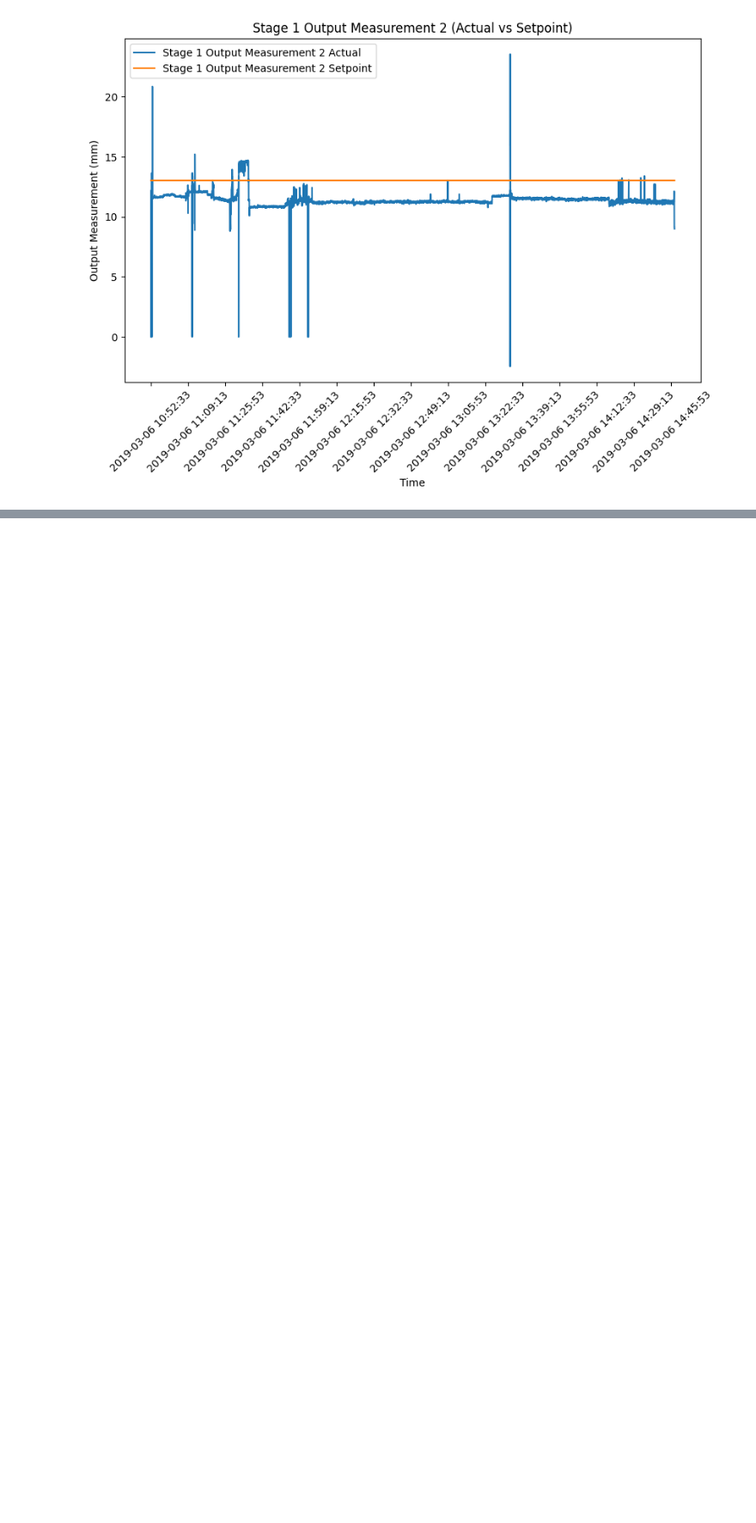
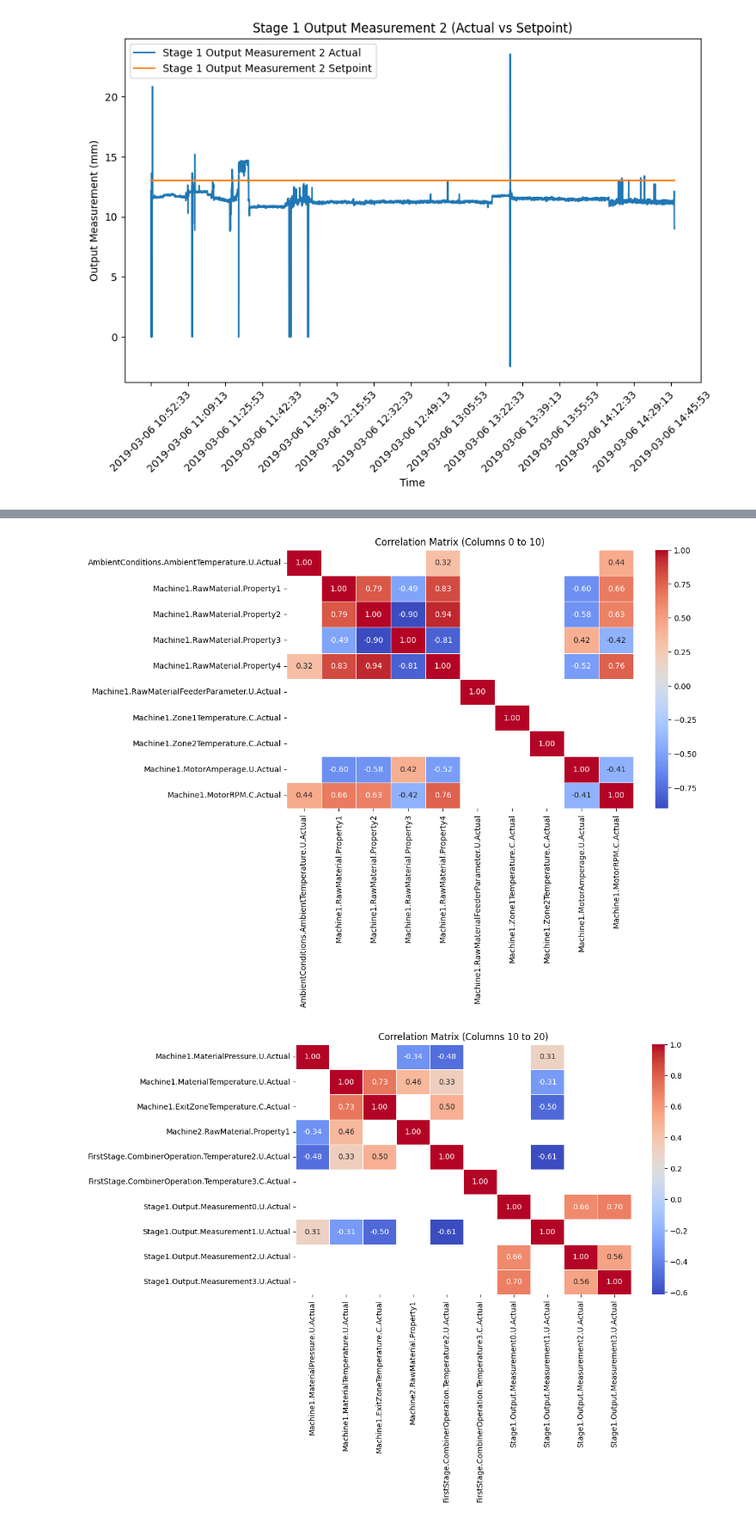
Before and after one commit to sraninc/Predictive-maintenance-with-anomaly-detection-and-downtime-analysis, a Jupyter notebook: main.ipynb, the cells around one changed output, grey strips where cells are left out. Shown at 86% size. Saved outputs shown, nothing was run; the diff lists cells and outputs as text; code cells hidden in the pictures; blank space fills up the shorter version.

```diff
--- a/main.ipynb
+++ b/main.ipynb
@@ -269,0 +323,25 @@ We have setpoint values for all 15 measurements for both stage 1 and stage 2. Th
+# %%
+# Select only relevant columns for correlation matrix
+correlation_data = pd.concat([resampled_data.iloc[:,1:15], resampled_data.iloc[:,39:72]], axis = 1)
+correlation_matrix = correlation_data.corr()
+
+# It's a large dataset, so computing pairwise correlation with a threshold to eliminate low correlated pairs
+correlation_threshold = 0.3
+
+# Filtered out low correlation values
+filtered_corr = correlation_matrix[(correlation_matrix.abs() >= correlation_threshold)]
+filtered_corr = filtered_corr.dropna(how='all', axis=0).dropna(how='all', axis=1)
+
+# Visualize correlations
+chunk_size=10
+for start in range(0, filtered_corr.shape[0], chunk_size):
+    end = start + chunk_size
+    subset_corr=filtered_corr.iloc[start:end,start:end]
+
+    plt.figure(figsize=(10,6))
+    sns.heatmap(subset_corr, cmap='coolwarm', annot=True, fmt='.2f', linewidths=0.5)
+    plt.title(f"Correlation Matrix (Columns {start} to {end})")
+    plt.show()
+# %% [output]
+[figure, added]
+[figure, added]
```
Also changed, not shown: parts of 60 cells of this notebook.
